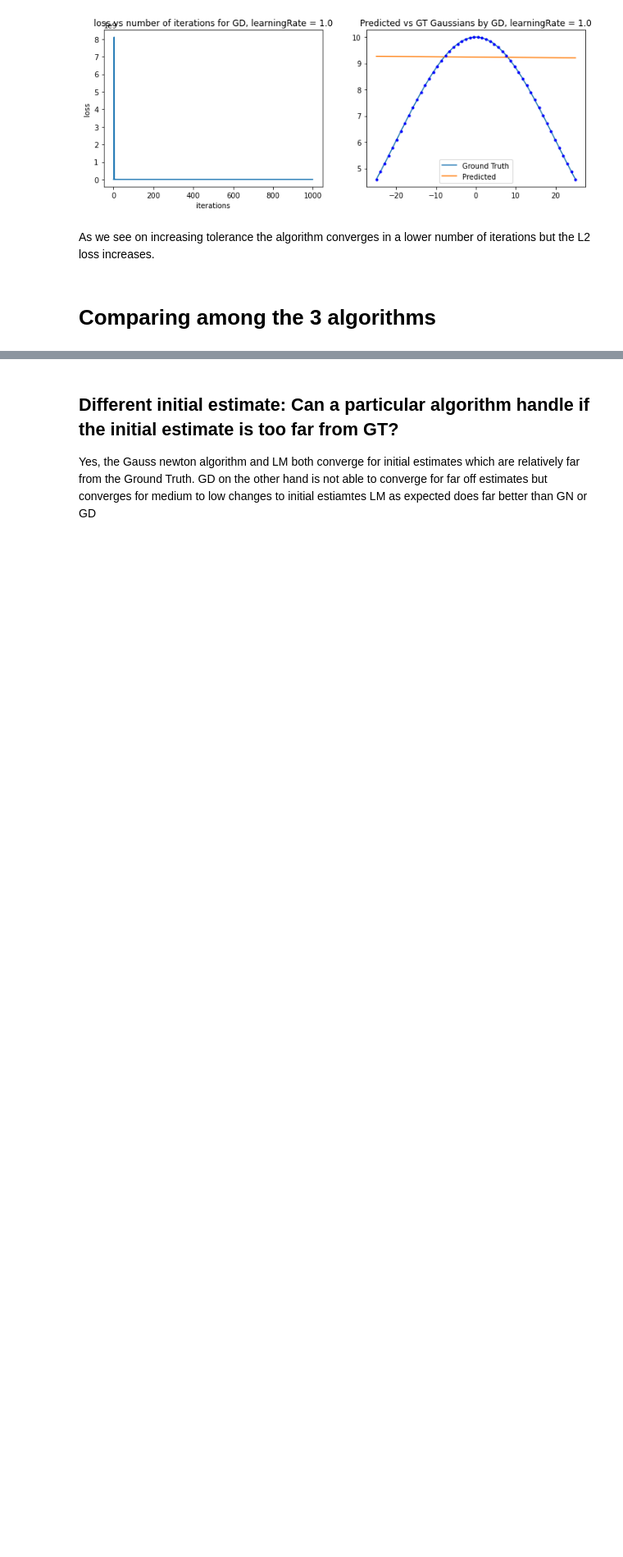
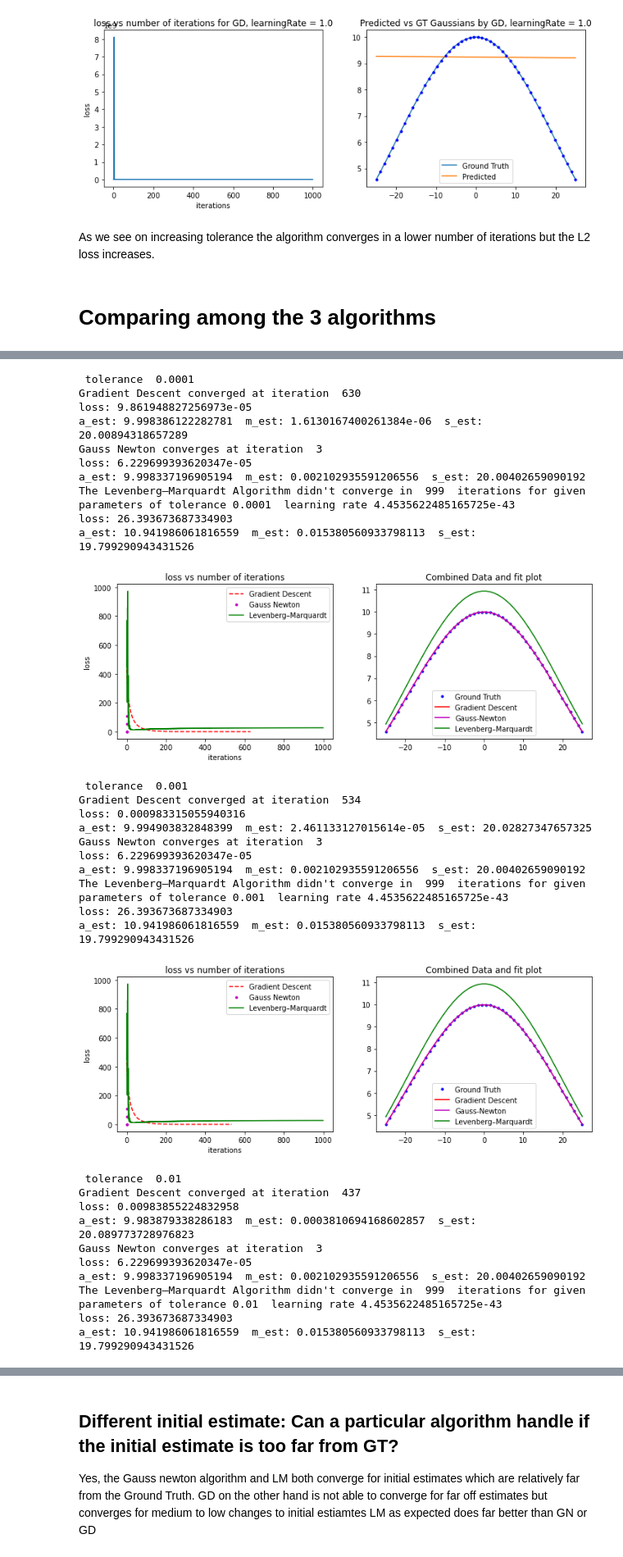
Before and after one commit to avani17101/ICP-and-Non-linear-least-squares-optimization, a Jupyter notebook: 16-spacex-Assignment-3.ipynb, the cells around one changed output, grey strips where cells are left out. Shown at 82% size. Saved outputs shown, nothing was run; the diff lists cells and outputs as text; code cells hidden in the pictures; blank space fills up the shorter version.

```diff
--- a/16-spacex-Assignment-3.ipynb
+++ b/16-spacex-Assignment-3.ipynb
@@ -374,0 +474,52 @@ As we see on increasing tolerance the algorithm converges in a lower number of i
+# %%
+
+numberOfObservations = 50
+xObserved = np.linspace(-25, 25, numberOfObservations)
+a_gt = 10
+m_gt = 0
+s_gt = 20
+a_est = 10
+m_est = 13
+s_est = 19.12
+yObserved = gaussian(xObserved, a_gt, m_gt, s_gt)
+calculatedPrameters = np.array([a_est, m_est, s_est])
+tolerance = np.array([1e-4,1e-3,1e-2,1e-1,1,1e+1,1e+2])
+for tol in tolerance:
+    print("\n tolerance ",tol)
+    ygd,lgd = gradDescent(xObserved,yObserved,calculatedPrameters,0.01,tol)
+    ygn,lgn = gaussNewton(xObserved,yObserved,calculatedPrameters,0.01,tol)
+    ylm,llm= LM(xObserved,yObserved,calculatedPrameters,0.1,tol)
+    combinedplot(xObserved,yObserved,ygd,lgd,ygn,lgn,ylm,llm)
+# %% [output]
+ tolerance  0.0001
+Gradient Descent converged at iteration  630
+loss: 9.861948827256973e-05
+a_est: 9.998386122282781  m_est: 1.6130167400261384e-06  s_est: 20.00894318657289
+Gauss Newton converges at iteration  3
+loss: 6.229699393620347e-05
+a_est: 9.998337196905194  m_est: 0.002102935591206556  s_est: 20.00402659090192
+The Levenberg–Marquardt Algorithm didn't converge in  999  iterations for given parameters of tolerance 0.0001  learning rate 4.4535622485165725e-43
+loss: 26.393673687334903
+a_est: 10.941986061816559  m_est: 0.015380560933798113  s_est: 19.799290943431526
+[figure, added]
+ tolerance  0.001
+Gradient Descent converged at iteration  534
+loss: 0.000983315055940316
+a_est: 9.994903832848399  m_est: 2.461133127015614e-05  s_est: 20.02827347657325
+Gauss Newton converges at iteration  3
+loss: 6.229699393620347e-05
+a_est: 9.998337196905194  m_est: 0.002102935591206556  s_est: 20.00402659090192
+The Levenberg–Marquardt Algorithm didn't converge in  999  iterations for given parameters of tolerance 0.001  learning rate 4.4535622485165725e-43
+loss: 26.393673687334903
+a_est: 10.941986061816559  m_est: 0.015380560933798113  s_est: 19.799290943431526
+[figure, added]
+ tolerance  0.01
+Gradient Descent converged at iteration  437
+loss: 0.00983855224832958
+a_est: 9.983879338286183  m_est: 0.0003810694168602857  s_est: 20.089773728976823
+Gauss Newton converges at iteration  3
+loss: 6.229699393620347e-05
+a_est: 9.998337196905194  m_est: 0.002102935591206556  s_est: 20.00402659090192
+The Levenberg–Marquardt Algorithm didn't converge in  999  iterations for given parameters of tolerance 0.01  learning rate 4.4535622485165725e-43
+loss: 26.393673687334903
+a_est: 10.941986061816559  m_est: 0.015380560933798113  s_est: 19.799290943431526
```
Also changed, not shown: parts of 16 cells of this notebook.
